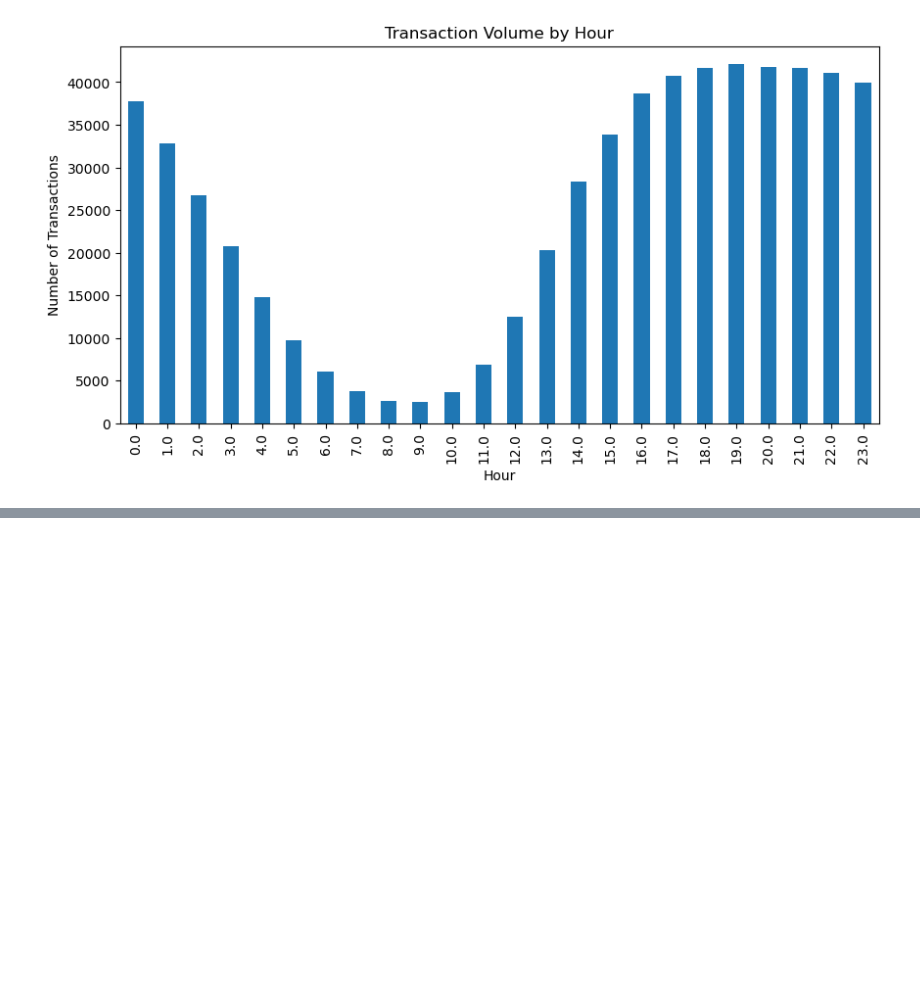
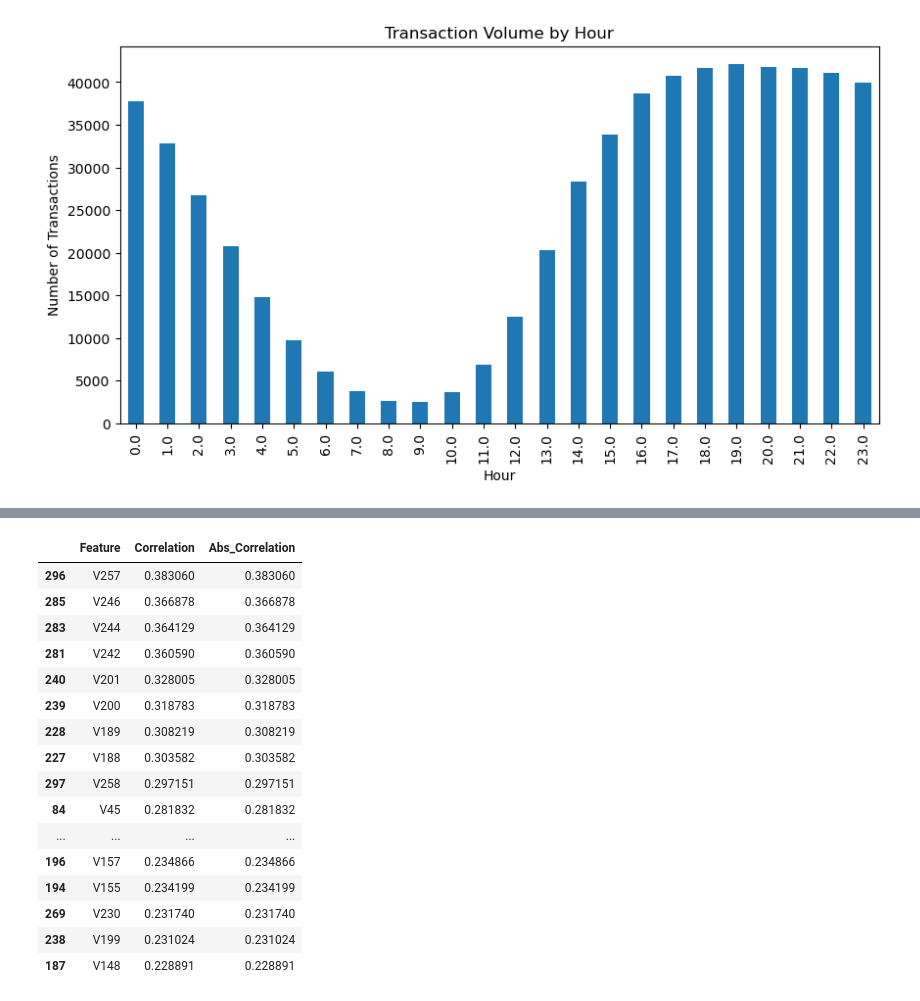
Before and after one commit to g-tapia/fraud-detection-system, a Jupyter notebook: notebooks/eda_modeling.ipynb, the cells around one changed output, grey strips where cells are left out. Drawn from its saved outputs; the diff is of its cells as text; code cells hidden in the pictures; blank space fills up the shorter version.

```diff
--- a/notebooks/eda_modeling.ipynb
+++ b/notebooks/eda_modeling.ipynb
@@ -735,0 +882,55 @@ plt.show()
+# %%
+correlation_exprs = []
+
+for col in numeric_feature_cols:
+    correlation_exprs.append(
+        f'CORR("{col}", isFraud) AS "{col}"'
+    )
+
+correlation_query = f"""
+SELECT
+    {", ".join(correlation_exprs)}
+FROM '{TRANSACTION_PATH}'
+"""
+
+corr_df = con.execute(correlation_query).df()
+# %%
+corr_table = (
+    corr_df
+    .T
+    .reset_index()
+)
+
+corr_table.columns = [
+    "Feature",
+    "Correlation"
+]
+
+corr_table["Abs_Correlation"] = (
+    corr_table["Correlation"].abs()
+)
+
+corr_table = corr_table.sort_values(
+    "Abs_Correlation",
+    ascending=False
+)
+
+corr_table.head(25)
+# %% [output]
+|  | Feature | Correlation | Abs_Correlation |
+| 296 | V257 | 0.383060 | 0.383060 |
+| 285 | V246 | 0.366878 | 0.366878 |
+| 283 | V244 | 0.364129 | 0.364129 |
+| 281 | V242 | 0.360590 | 0.360590 |
+| 240 | V201 | 0.328005 | 0.328005 |
+| 239 | V200 | 0.318783 | 0.318783 |
+| 228 | V189 | 0.308219 | 0.308219 |
+| 227 | V188 | 0.303582 | 0.303582 |
+| 297 | V258 | 0.297151 | 0.297151 |
+| 84 | V45 | 0.281832 | 0.281832 |
+| ... | ... | ... | ... |
+| 196 | V157 | 0.234866 | 0.234866 |
+| 194 | V155 | 0.234199 | 0.234199 |
+| 269 | V230 | 0.231740 | 0.231740 |
+| 238 | V199 | 0.231024 | 0.231024 |
+| 187 | V148 | 0.228891 | 0.228891 |
```
Also changed, not shown: parts of 9 cells of this notebook.
